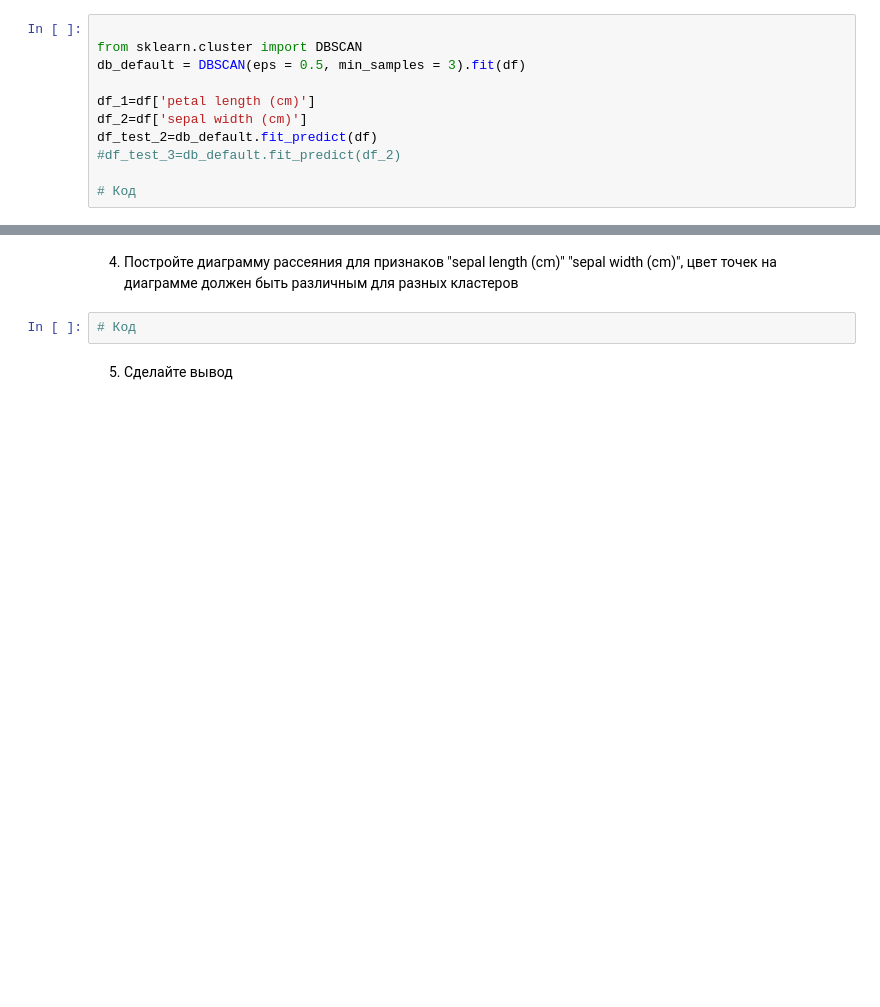
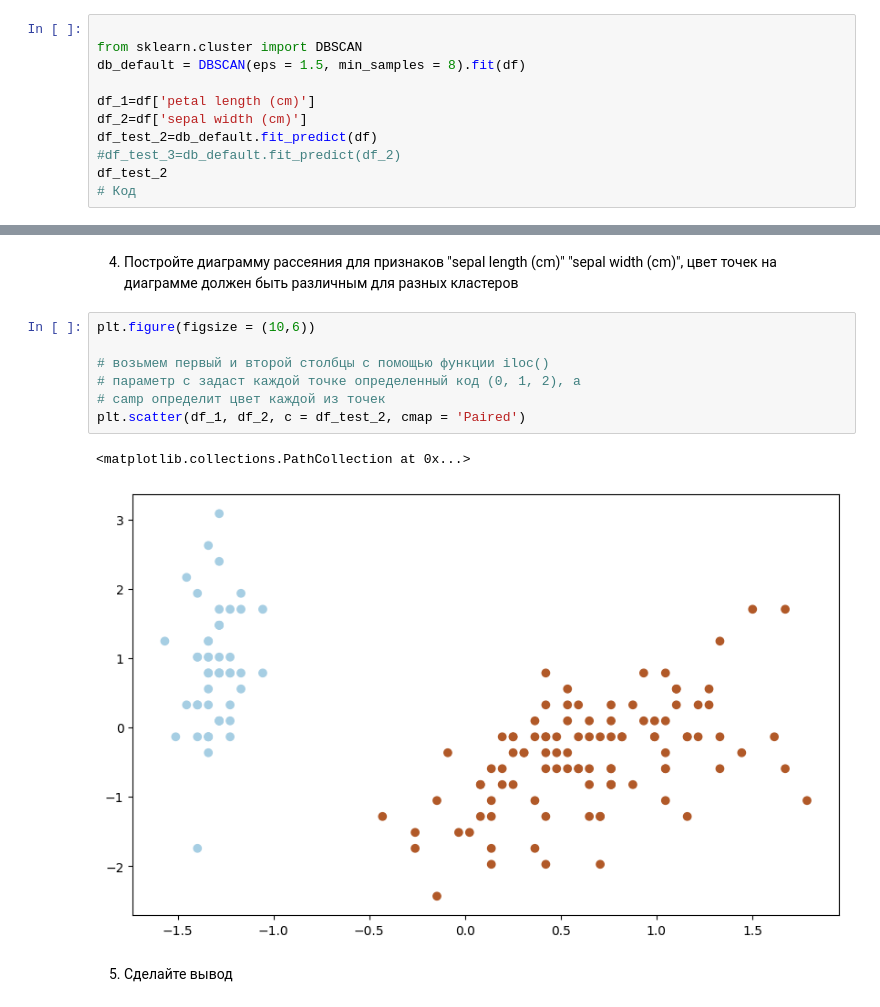
Before and after one commit to chebotarevsa/dap-2024, a Jupyter notebook: les08/rep.ipynb, the cells around one changed output, grey strips where cells are left out. Saved outputs shown, nothing was run; the diff lists cells and outputs as text; blank space fills up the shorter version.

```diff
--- a/les08/rep.ipynb
+++ b/les08/rep.ipynb
@@ -69,11 +69,11 @@ df
 # %%
 
 from sklearn.cluster import DBSCAN
-db_default = DBSCAN(eps = 0.5, min_samples = 3).fit(df)
+db_default = DBSCAN(eps = 1.5, min_samples = 8).fit(df)
 
 df_1=df['petal length (cm)']
 df_2=df['sepal width (cm)']
 df_test_2=db_default.fit_predict(df)
 #df_test_3=db_default.fit_predict(df_2)
-
+df_test_2
 # Код
@@ -80,7 +88,15 @@ df_test_2=db_default.fit_predict(df)
 # %% [markdown]
 4. Постройте диаграмму рассеяния для признаков "sepal length (cm)" "sepal width (cm)", цвет точек на диаграмме должен быть различным для разных кластеров
-# %%
-# Код
+# %%
+plt.figure(figsize = (10,6))
+
+# возьмем первый и второй столбцы с помощью функции iloc()
+# параметр с задаст каждой точке определенный код (0, 1, 2), а
+# camp определит цвет каждой из точек
+plt.scatter(df_1, df_2, c = df_test_2, cmap = 'Paired')
+# %% [output]
+<matplotlib.collections.PathCollection at 0x...>
+[figure, added]
 # %% [markdown]
 5. Сделайте вывод
 # %% [markdown]
```
Also changed, not shown: parts of 1 cell of this notebook.
